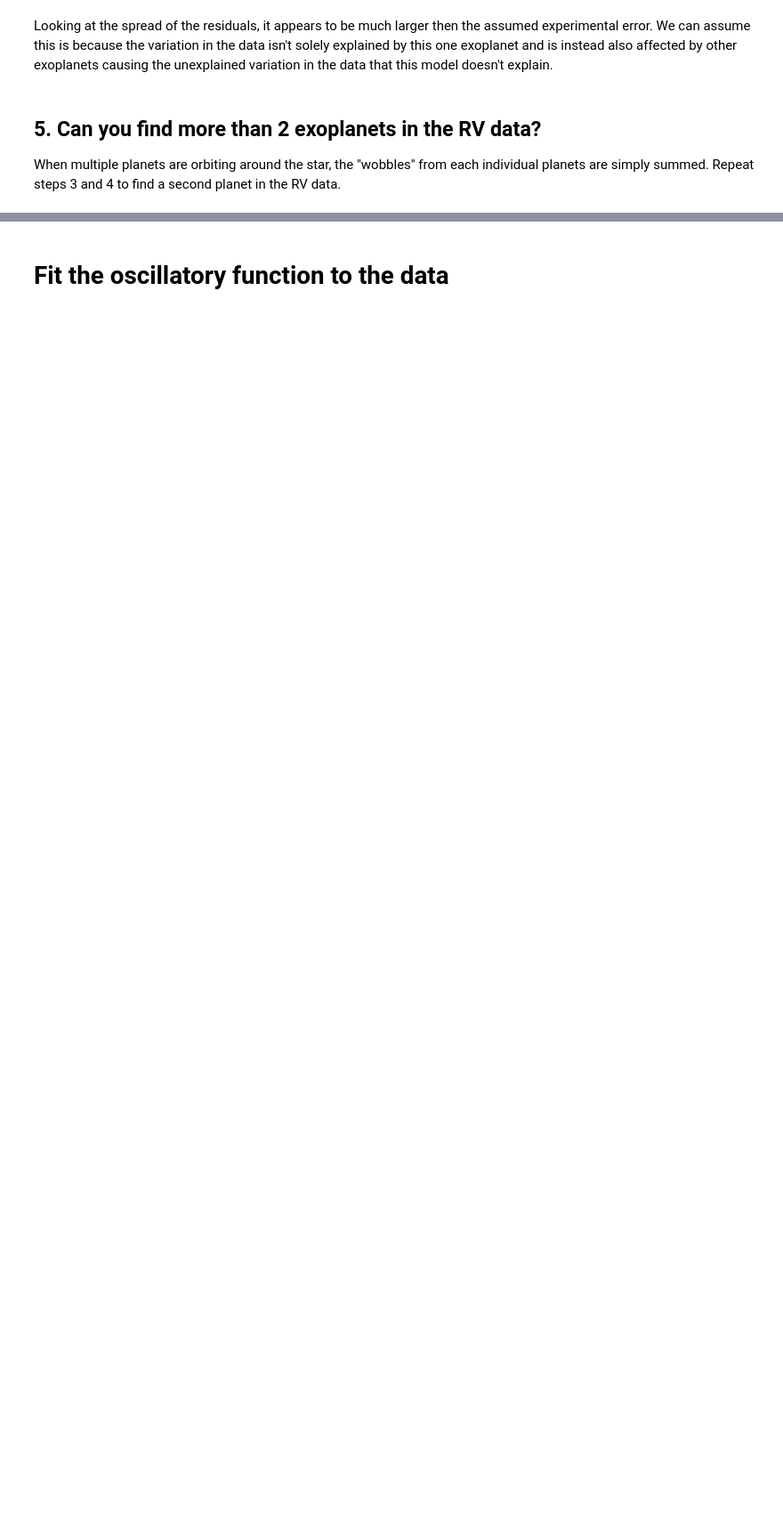
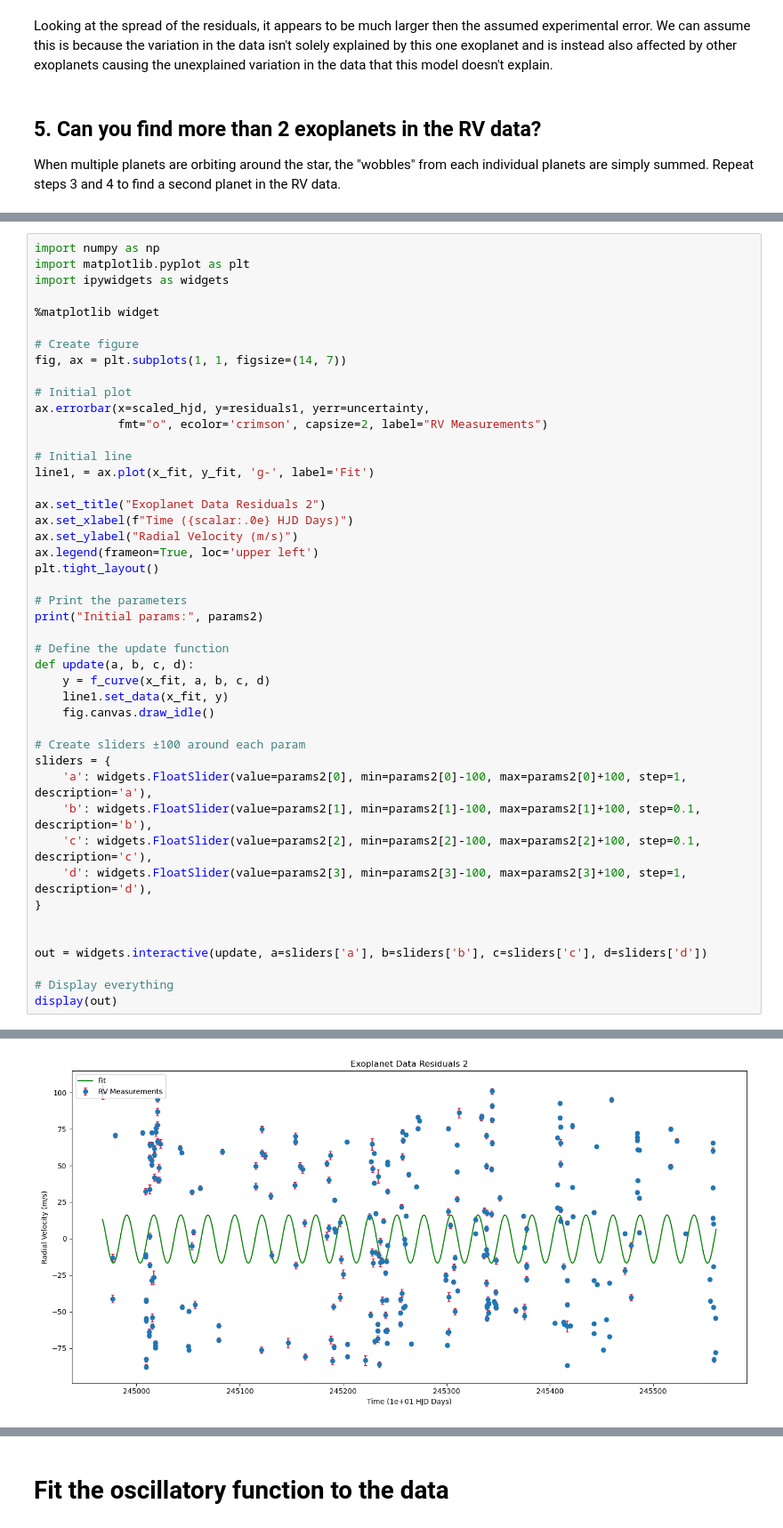
Before and after one commit to djlouie/ASTR-19-Group-Project, a Jupyter notebook: astr19-group-project.ipynb, the cells around one changed output, grey strips where cells are left out. Shown at 89% size. Drawn from its saved outputs; the diff is of its cells as text; blank space fills up the shorter version.

```diff
--- a/astr19-group-project.ipynb
+++ b/astr19-group-project.ipynb
@@ -197,0 +236,46 @@ When multiple planets are orbiting around the star, the "wobbles" from each indi
+# %%
+import numpy as np
+import matplotlib.pyplot as plt
+import ipywidgets as widgets
+
+%matplotlib widget
+
+# Create figure
+fig, ax = plt.subplots(1, 1, figsize=(14, 7))
+
+# Initial plot
+ax.errorbar(x=scaled_hjd, y=residuals1, yerr=uncertainty,
+            fmt="o", ecolor='crimson', capsize=2, label="RV Measurements")
+
+# Initial line
+line1, = ax.plot(x_fit, y_fit, 'g-', label='Fit')
+
+ax.set_title("Exoplanet Data Residuals 2")
+ax.set_xlabel(f"Time ({scalar:.0e} HJD Days)")
+ax.set_ylabel("Radial Velocity (m/s)")
+ax.legend(frameon=True, loc='upper left')
+plt.tight_layout()
+
+# Print the parameters
+print("Initial params:", params2)
+
+# Define the update function
+def update(a, b, c, d):
+    y = f_curve(x_fit, a, b, c, d)
+    line1.set_data(x_fit, y)
+    fig.canvas.draw_idle()
+
+# Create sliders ±100 around each param
+sliders = {
+    'a': widgets.FloatSlider(value=params2[0], min=params2[0]-100, max=params2[0]+100, step=1, description='a'),
+    'b': widgets.FloatSlider(value=params2[1], min=params2[1]-100, max=params2[1]+100, step=0.1, description='b'),
+    'c': widgets.FloatSlider(value=params2[2], min=params2[2]-100, max=params2[2]+100, step=0.1, description='c'),
+    'd': widgets.FloatSlider(value=params2[3], min=params2[3]-100, max=params2[3]+100, step=1, description='d'),
+}
+
+
+out = widgets.interactive(update, a=sliders['a'], b=sliders['b'], c=sliders['c'], d=sliders['d'])
+
+# Display everything
+display(out)
+# %% [output]
@@ -197,0 +284 @@ When multiple planets are orbiting around the star, the "wobbles" from each indi
+[figure, added]
```
Also changed, not shown: parts of 29 cells of this notebook, 3 other files.
